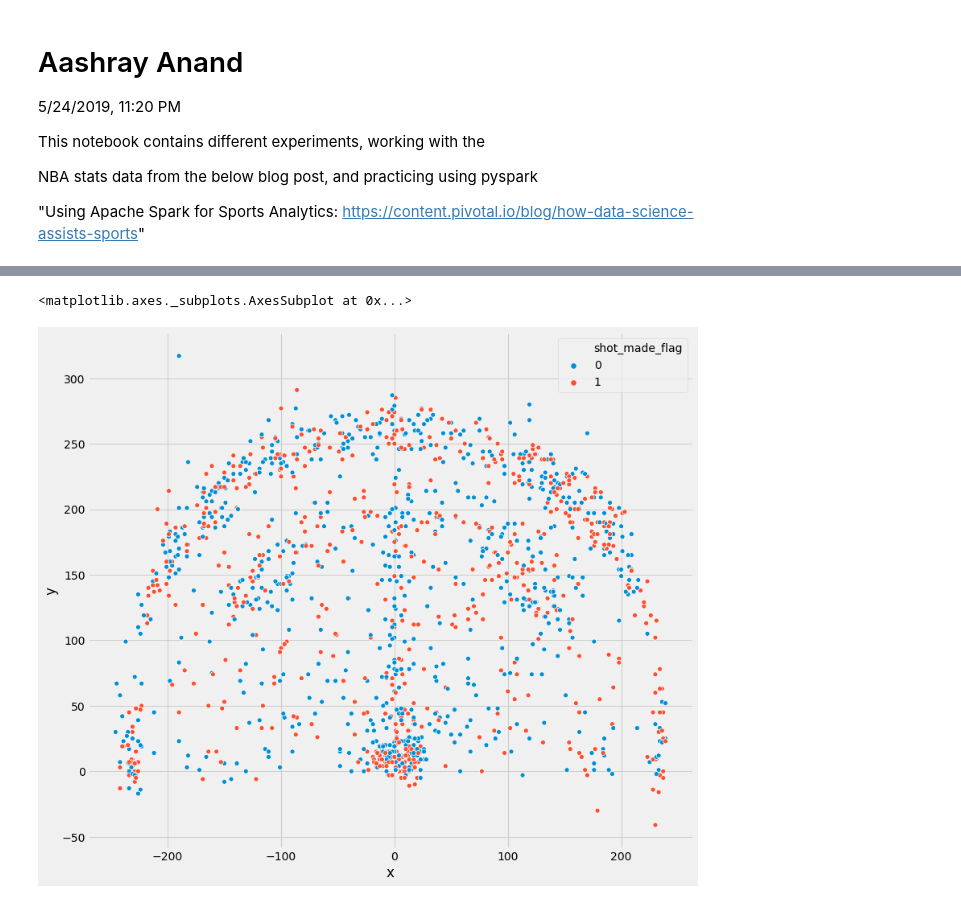
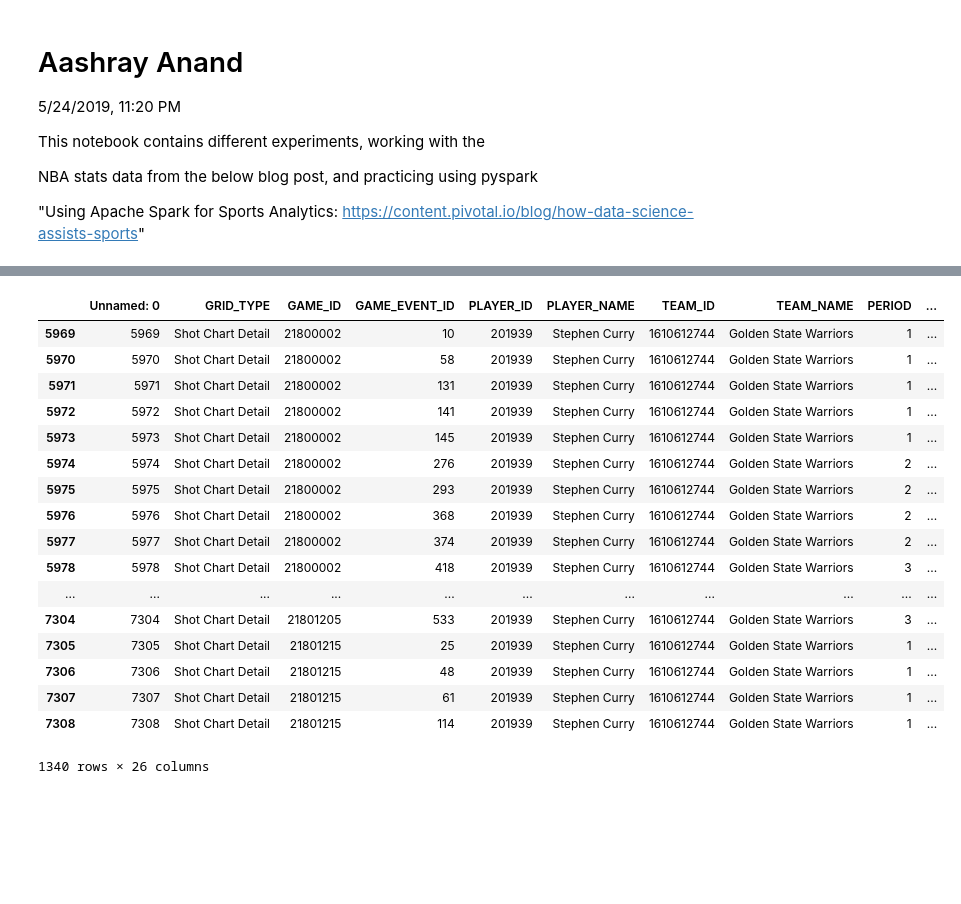
Before and after one commit to oerdal/cse163NBA, a Jupyter notebook: nba_data_experiments.ipynb, the cells around one changed output, grey strips where cells are left out. Cells and saved outputs as stored; diff of their text form; code cells hidden in the pictures; blank space fills up the shorter version.

```diff
--- a/nba_data_experiments.ipynb
+++ b/nba_data_experiments.ipynb
@@ -28,2 +24,2 @@ Index(['Unnamed: 0', 'yr', 'name', 'team_name', 'game_date', 'season',
 # %%
-twenty13steph = shots[(shots['name'] == 'Stephen Curry') & (shots['yr'] == 2013)]
+steph = shots[(shots['PLAYER_NAME'] == 'Stephen Curry')]
@@ -51,8 +25,0 @@ twenty13steph
-# %%
-plt.figure(figsize=(12,11))
-plt.style.use('fivethirtyeight')
-rel_data_steph = twenty13steph[twenty13steph['y'] < 350]
-sns.scatterplot(x="x", y="y", data=rel_data_steph, hue='shot_made_flag')
-# %% [output]
-<matplotlib.axes._subplots.AxesSubplot at 0x...>
-[figure, removed]
@@ -97,3 +26,24 @@ def make_court(ax=None, color='black', lw=2, outer_lines=False):
+# %%
+steph
+# %% [output]
+|  | Unnamed: 0 | GRID_TYPE | GAME_ID | GAME_EVENT_ID | PLAYER_ID | PLAYER_NAME | TEAM_ID | TEAM_NAME | PERIOD | ... |
+| 5969 | 5969 | Shot Chart Detail | 21800002 | 10 | 201939 | Stephen Curry | 1610612744 | Golden State Warriors | 1 | ... |
+| 5970 | 5970 | Shot Chart Detail | 21800002 | 58 | 201939 | Stephen Curry | 1610612744 | Golden State Warriors | 1 | ... |
+| 5971 | 5971 | Shot Chart Detail | 21800002 | 131 | 201939 | Stephen Curry | 1610612744 | Golden State Warriors | 1 | ... |
+| 5972 | 5972 | Shot Chart Detail | 21800002 | 141 | 201939 | Stephen Curry | 1610612744 | Golden State Warriors | 1 | ... |
+| 5973 | 5973 | Shot Chart Detail | 21800002 | 145 | 201939 | Stephen Curry | 1610612744 | Golden State Warriors | 1 | ... |
+| 5974 | 5974 | Shot Chart Detail | 21800002 | 276 | 201939 | Stephen Curry | 1610612744 | Golden State Warriors | 2 | ... |
+| 5975 | 5975 | Shot Chart Detail | 21800002 | 293 | 201939 | Stephen Curry | 1610612744 | Golden State Warriors | 2 | ... |
+| 5976 | 5976 | Shot Chart Detail | 21800002 | 368 | 201939 | Stephen Curry | 1610612744 | Golden State Warriors | 2 | ... |
+| 5977 | 5977 | Shot Chart Detail | 21800002 | 374 | 201939 | Stephen Curry | 1610612744 | Golden State Warriors | 2 | ... |
+| 5978 | 5978 | Shot Chart Detail | 21800002 | 418 | 201939 | Stephen Curry | 1610612744 | Golden State Warriors | 3 | ... |
+| ... | ... | ... | ... | ... | ... | ... | ... | ... | ... | ... |
+| 7304 | 7304 | Shot Chart Detail | 21801205 | 533 | 201939 | Stephen Curry | 1610612744 | Golden State Warriors | 3 | ... |
+| 7305 | 7305 | Shot Chart Detail | 21801215 | 25 | 201939 | Stephen Curry | 1610612744 | Golden State Warriors | 1 | ... |
+| 7306 | 7306 | Shot Chart Detail | 21801215 | 48 | 201939 | Stephen Curry | 1610612744 | Golden State Warriors | 1 | ... |
+| 7307 | 7307 | Shot Chart Detail | 21801215 | 61 | 201939 | Stephen Curry | 1610612744 | Golden State Warriors | 1 | ... |
+| 7308 | 7308 | Shot Chart Detail | 21801215 | 114 | 201939 | Stephen Curry | 1610612744 | Golden State Warriors | 1 | ... |
+1340 rows × 26 columns
 # %%
 # we can draw a set of matplotlib shapes on the above plot, to be able to build a more powerful data visualization
 from matplotlib.patches import Circle, Rectangle, Arc
```
Also changed, not shown: parts of 15 cells of this notebook, 7 other files.
